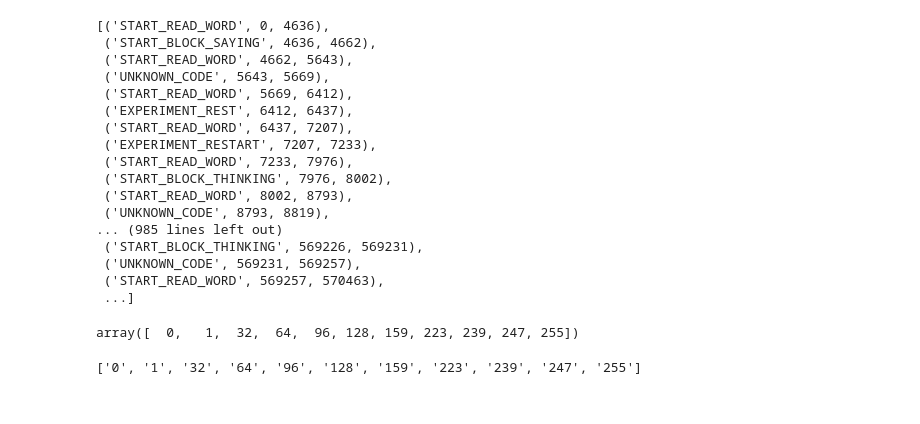
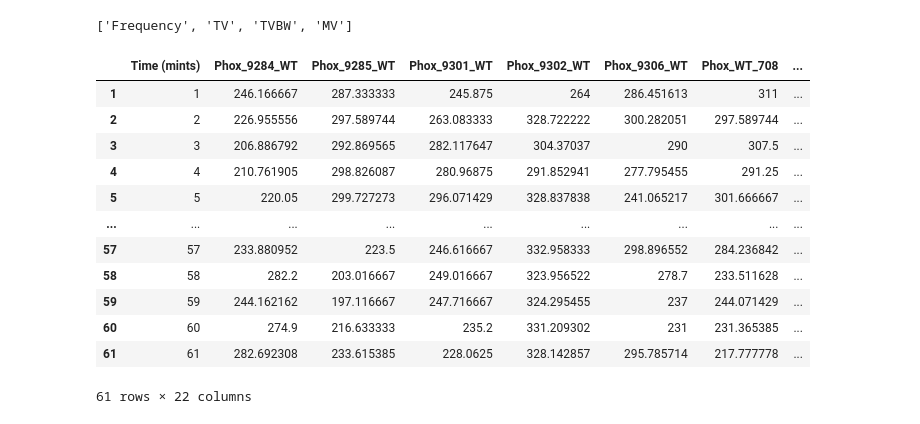
Before and after one commit to owaismujtaba/EEGAnotator, a Jupyter notebook: test.ipynb, the cells around one changed output. Drawn from its saved outputs; the diff is of its cells as text; code cells hidden in the pictures.

```diff
--- a/test.ipynb
+++ b/test.ipynb
@@ -31,24 +6,0 @@ data.eeg_streams.EXPERIMENT_START
-# %%
-data.eeg_streams.events
-# %% [output]
-[('START_READ_WORD', 0, 4636),
- ('START_BLOCK_SAYING', 4636, 4662),
- ('START_READ_WORD', 4662, 5643),
- ('UNKNOWN_CODE', 5643, 5669),
- ('START_READ_WORD', 5669, 6412),
- ('EXPERIMENT_REST', 6412, 6437),
- ('START_READ_WORD', 6437, 7207),
- ('EXPERIMENT_RESTART', 7207, 7233),
- ('START_READ_WORD', 7233, 7976),
- ('START_BLOCK_THINKING', 7976, 8002),
- ('START_READ_WORD', 8002, 8793),
- ('UNKNOWN_CODE', 8793, 8819),
-... (985 lines left out)
- ('START_BLOCK_THINKING', 569226, 569231),
- ('UNKNOWN_CODE', 569231, 569257),
- ('START_READ_WORD', 569257, 570463),
- ...]
-# %%
-data.eeg_streams.triggers_types
-# %% [output]
-array([  0,   1,  32,  64,  96, 128, 159, 223, 239, 247, 255])
@@ -57,4 +7,27 @@ triggers = ['' + str(trig) for trig in data.eeg_streams.triggers_types]
-# %%
-triggers
-# %% [output]
-['0', '1', '32', '64', '96', '128', '159', '223', '239', '247', '255']
+# %%
+from test1 import get_sheet_names
+filepath = 'Data_60mints - new.xlsx'
+sheets = get_sheet_names(filepath)
+sheets
+# %% [output]
+['Frequency', 'TV', 'TVBW', 'MV']
+# %%
+freq = pd.read_excel(filepath, sheet_name=sheets[0])
+freq = freq.dropna()
+freq.columns = freq.iloc[0]
+freq = freq[1:]
+freq
+# %% [output]
+|  | Time (mints) | Phox_9284_WT | Phox_9285_WT | Phox_9301_WT | Phox_9302_WT | Phox_9306_WT | Phox_WT_708 | ... |
+| 1 | 1 | 246.166667 | 287.333333 | 245.875 | 264 | 286.451613 | 311 | ... |
+| 2 | 2 | 226.955556 | 297.589744 | 263.083333 | 328.722222 | 300.282051 | 297.589744 | ... |
+| 3 | 3 | 206.886792 | 292.869565 | 282.117647 | 304.37037 | 290 | 307.5 | ... |
+| 4 | 4 | 210.761905 | 298.826087 | 280.96875 | 291.852941 | 277.795455 | 291.25 | ... |
+| 5 | 5 | 220.05 | 299.727273 | 296.071429 | 328.837838 | 241.065217 | 301.666667 | ... |
+| ... | ... | ... | ... | ... | ... | ... | ... | ... |
+| 57 | 57 | 233.880952 | 223.5 | 246.616667 | 332.958333 | 298.896552 | 284.236842 | ... |
+| 58 | 58 | 282.2 | 203.016667 | 249.016667 | 323.956522 | 278.7 | 233.511628 | ... |
+| 59 | 59 | 244.162162 | 197.116667 | 247.716667 | 324.295455 | 237 | 244.071429 | ... |
+| 60 | 60 | 274.9 | 216.633333 | 235.2 | 331.209302 | 231 | 231.365385 | ... |
+| 61 | 61 | 282.692308 | 233.615385 | 228.0625 | 328.142857 | 295.785714 | 217.777778 | ... |
+61 rows × 22 columns
```
Also changed, not shown: parts of 8 cells of this notebook, 7 other files.
